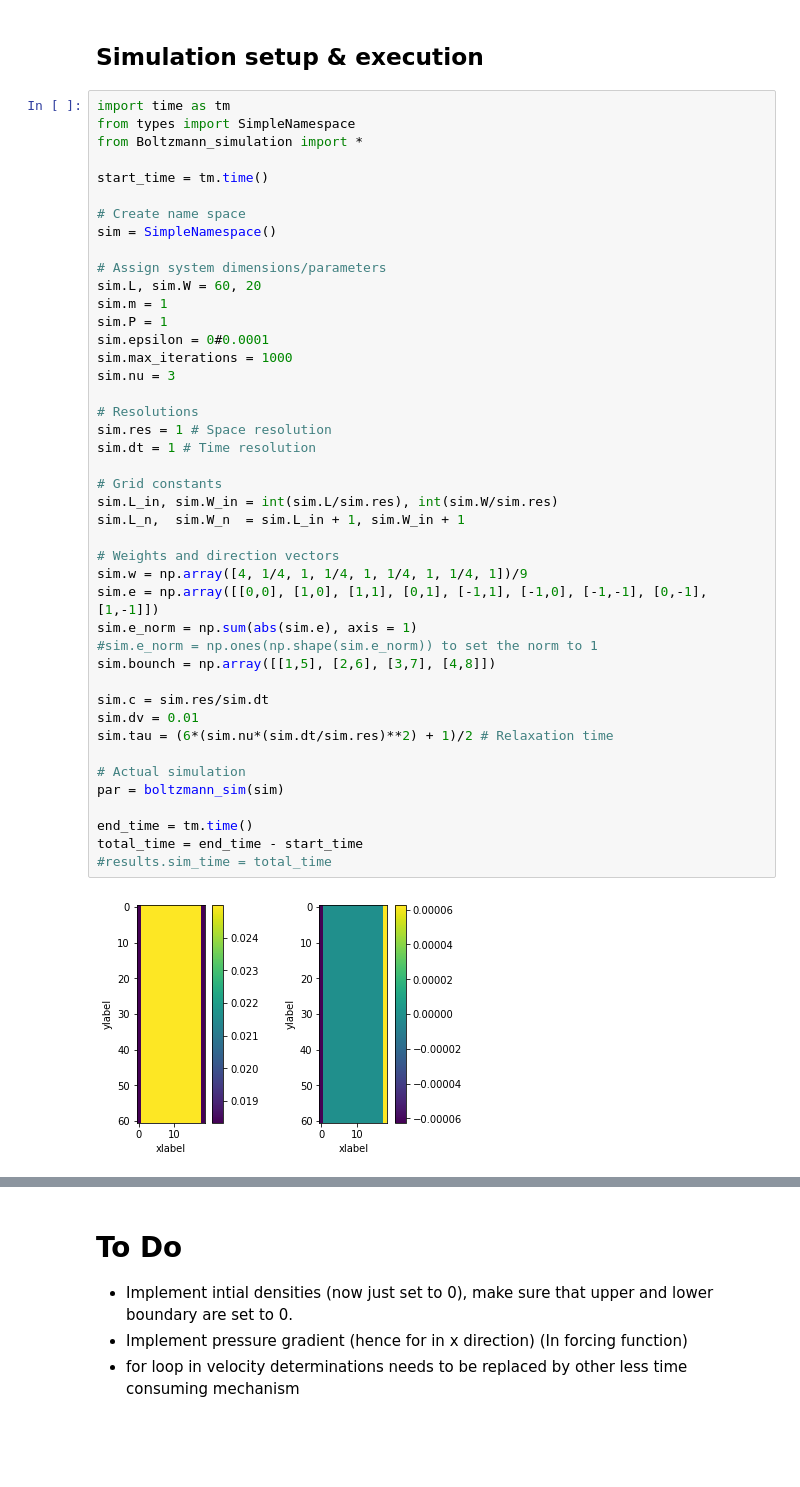
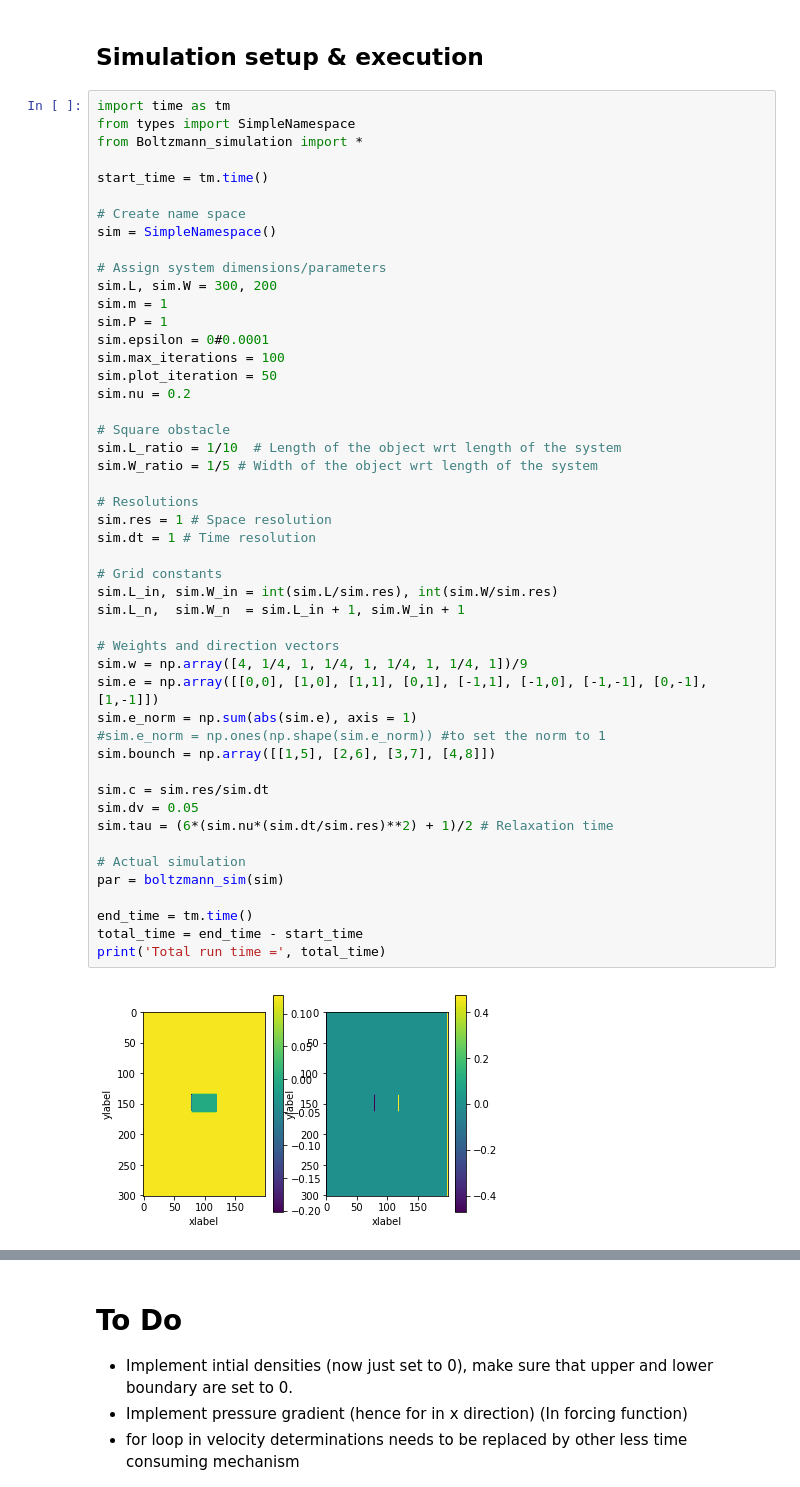
Before and after one commit to VHeusinkveld/CP3-lattice-boltzmann_model, a Jupyter notebook: Excecute_simulation.ipynb, the cells around one changed output, grey strips where cells are left out. Saved outputs shown, nothing was run; the diff lists cells and outputs as text; blank space fills up the shorter version.

```diff
--- a/Excecute_simulation.ipynb
+++ b/Excecute_simulation.ipynb
@@ -13,37 +13,42 @@ start_time = tm.time()
 sim = SimpleNamespace()
 
 # Assign system dimensions/parameters
-sim.L, sim.W = 60, 20
+sim.L, sim.W = 300, 200
 sim.m = 1
 sim.P = 1
 sim.epsilon = 0#0.0001
-sim.max_iterations = 1000
-sim.nu = 3
+sim.max_iterations = 100
+sim.plot_iteration = 50
+sim.nu = 0.2
+
+# Square obstacle
+sim.L_ratio = 1/10  # Length of the object wrt length of the system
+sim.W_ratio = 1/5 # Width of the object wrt length of the system
 
 # Resolutions
 sim.res = 1 # Space resolution
 sim.dt = 1 # Time resolution
 
 # Grid constants
 sim.L_in, sim.W_in = int(sim.L/sim.res), int(sim.W/sim.res)
 sim.L_n,  sim.W_n  = sim.L_in + 1, sim.W_in + 1
 
 # Weights and direction vectors
 sim.w = np.array([4, 1/4, 1, 1/4, 1, 1/4, 1, 1/4, 1])/9
 sim.e = np.array([[0,0], [1,0], [1,1], [0,1], [-1,1], [-1,0], [-1,-1], [0,-1], [1,-1]])
 sim.e_norm = np.sum(abs(sim.e), axis = 1)
-#sim.e_norm = np.ones(np.shape(sim.e_norm)) to set the norm to 1
+#sim.e_norm = np.ones(np.shape(sim.e_norm)) #to set the norm to 1
 sim.bounch = np.array([[1,5], [2,6], [3,7], [4,8]])
 
 sim.c = sim.res/sim.dt
-sim.dv = 0.01
+sim.dv = 0.05
 sim.tau = (6*(sim.nu*(sim.dt/sim.res)**2) + 1)/2 # Relaxation time
 
 # Actual simulation
 par = boltzmann_sim(sim)
 
 end_time = tm.time()
 total_time = end_time - start_time
-#results.sim_time = total_time
+print('Total run time =', total_time)
 # %% [output]
-[figure, old version]
+[figure, new version]
```
Also changed, not shown: parts of 3 cells of this notebook, 4 other files.
